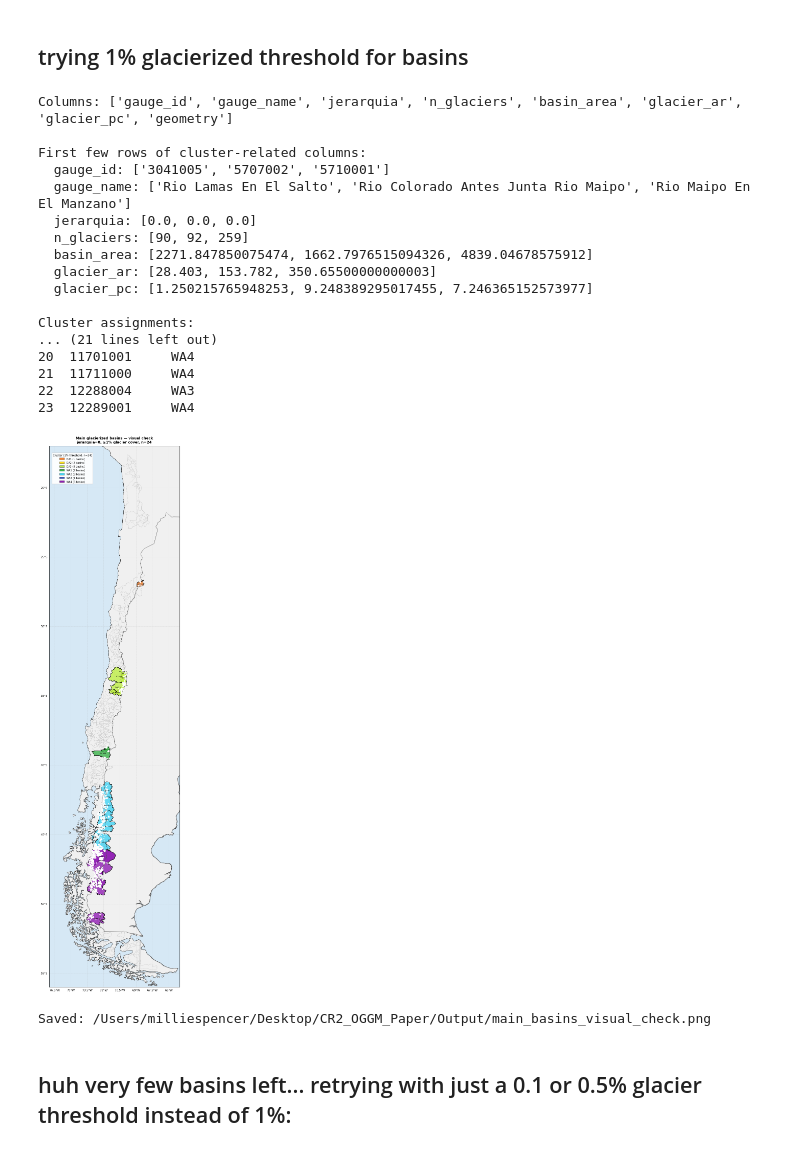
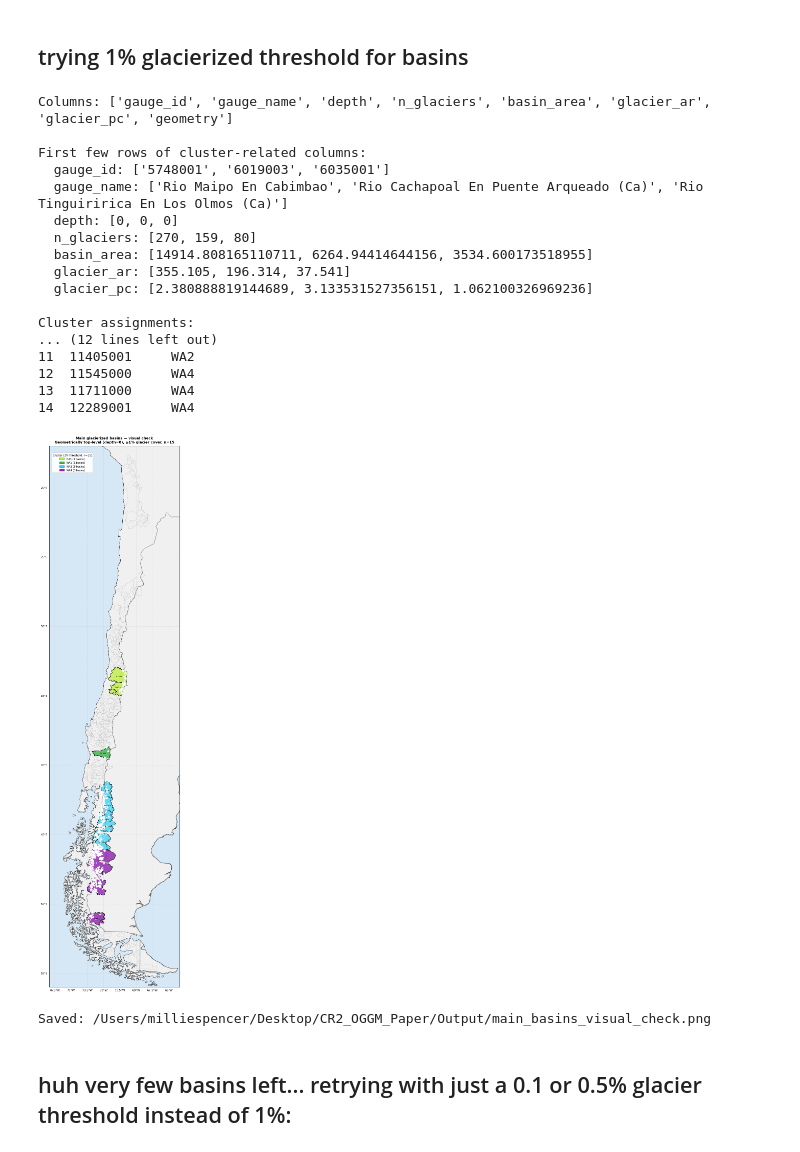
Before and after one commit to millie-spencer/OGGM_CR2_Chile, a Jupyter notebook: analysis/02_glacier_to_basin_script.ipynb, the cells around one changed output. Drawn from its saved outputs; the diff is of its cells as text; code cells hidden in the pictures.

```diff
--- a/analysis/02_glacier_to_basin_script.ipynb
+++ b/analysis/02_glacier_to_basin_script.ipynb
@@ -189,12 +207,10 @@ gdf_rgi = gpd.GeoDataFrame(
 )
 
 # ── Reassign cluster from RGI spatial join (more reliable than saved field)
-# Do a fresh spatial join to get cluster per basin
 joined = gpd.sjoin(gdf_rgi[['RGIId','Cluster','geometry']],
                    main[['gauge_id','geometry']],
                    how='inner', predicate='within')
 
-# Get dominant cluster per basin (most glaciers)
 dominant_cluster = (joined.groupby('gauge_id')['Cluster']
                     .agg(lambda x: x.value_counts().index[0])
                     .reset_index()
@@ -221,11 +237,9 @@ ax.set_extent([-77, -65, -56, -17], crs=ccrs.PlateCarree())
 ax.add_feature(cfeature.OCEAN, facecolor='#d6e8f5', zorder=0)
 ax.add_feature(cfeature.LAND,  facecolor='#f0f0f0', zorder=0)
 
-# All CAMELS boundaries — light grey context
 bounds.plot(ax=ax, facecolor='none', edgecolor='#cccccc',
             linewidth=0.3, zorder=1)
 
-# Main basins colored by cluster — plot each separately
 for cl, color in cluster_colors.items():
     subset = main[main['cluster'] == cl]
     if len(subset) == 0:
@@ -237,25 +251,21 @@ for cl, color in cluster_colors.items():
                 alpha=0.8,
                 zorder=2)
 
-# Any unassigned basins
 unassigned = main[main['cluster'].isna()]
 if len(unassigned):
     unassigned.plot(ax=ax, facecolor='#cccccc',
                     edgecolor='k', linewidth=0.4,
                     alpha=0.6, zorder=2)
 
-# Glacier centroids inside main basins
 glaciers_in = gpd.sjoin(gdf_rgi, main[['gauge_id','geometry']],
                          how='inner', predicate='within')
 ax.scatter(glaciers_in.CenLon, glaciers_in.CenLat,
            s=3, c='white', alpha=0.7, zorder=3,
            transform=ccrs.PlateCarree())
 
-# Coastline
 ax.add_feature(cfeature.COASTLINE, linewidth=0.8,
                edgecolor='#333333', zorder=4)
 
-# Argentina border
 try:
     world = gpd.read_file(
         'https://naturalearth.s3.amazonaws.com/50m_cultural/'
@@ -267,7 +277,6 @@ try:
 except Exception:
     pass
 
-# Gridlines
 gl = ax.gridlines(draw_labels=True, linewidth=0.4,
                   alpha=0.4, linestyle='--')
 gl.top_labels   = False
@@ -275,7 +284,8 @@ gl.right_labels = False
 gl.xlabel_style = {'size': 8}
 gl.ylabel_style = {'size': 8}
 
-# Basin labels
+# Basin labels — note: shapefile field names truncate to 10 chars, so
+# 'gauge_name' becomes 'gauge_nam' on disk (unrelated to the jerarquia fix)
 for _, row in main.iterrows():
     centroid = row.geometry.centroid
     name = str(row.get('gauge_nam', row['gauge_id']))[:18]
@@ -289,48 +299,48 @@ legend_handles = []
 for cl in ['OT3','DA1','DA2','DA3','WA1','WA2','WA3','WA4','WA5','WA6']:
     n = (main['cluster'] == cl).sum()
     if n == 0:
         continue
     legend_handles.append(mpatches.Patch(
         facecolor=cluster_colors[cl],
         edgecolor='k', linewidth=0.5,
         label=f'{cl} ({n} basins)'))
 
 ax.legend(handles=legend_handles,
           loc='upper left',
           fontsize=7,
           framealpha=0.93,
           title=f'Cluster (1% threshold, n={len(main)})',
           title_fontsize=7.5,
           bbox_to_anchor=(0.01, 0.99))
 
 ax.set_title(f'Main glacierized basins — visual check\n'
-             f'jerarquia=0, ≥1% glacier cover, n={len(main)}',
+             f'Geometrically top-level (depth=0), ≥1% glacier cover, n={len(main)}',
              fontsize=10, fontweight='bold', pad=8)
 
 plt.tight_layout()
 out = f'{BASE}/Output/main_basins_visual_check.png'
 plt.savefig(out, dpi=150, bbox_inches='tight')
 plt.show()
 print(f'Saved: {out}')
 # %% [output]
-Columns: ['gauge_id', 'gauge_name', 'jerarquia', 'n_glaciers', 'basin_area', 'glacier_ar', 'glacier_pc', 'geometry']
+Columns: ['gauge_id', 'gauge_name', 'depth', 'n_glaciers', 'basin_area', 'glacier_ar', 'glacier_pc', 'geometry']
 
 First few rows of cluster-related columns:
-  gauge_id: ['3041005', '5707002', '5710001']
-  gauge_name: ['Rio Lamas En El Salto', 'Rio Colorado Antes Junta Rio Maipo', 'Rio Maipo En El Manzano']
-  jerarquia: [0.0, 0.0, 0.0]
-  n_glaciers: [90, 92, 259]
-  basin_area: [2271.847850075474, 1662.7976515094326, 4839.04678575912]
-  glacier_ar: [28.403, 153.782, 350.65500000000003]
-  glacier_pc: [1.250215765948253, 9.248389295017455, 7.246365152573977]
+  gauge_id: ['5748001', '6019003', '6035001']
+  gauge_name: ['Rio Maipo En Cabimbao', 'Rio Cachapoal En Puente Arqueado (Ca)', 'Rio Tinguiririca En Los Olmos (Ca)']
+  depth: [0, 0, 0]
+  n_glaciers: [270, 159, 80]
+  basin_area: [14914.808165110711, 6264.94414644156, 3534.600173518955]
+  glacier_ar: [355.105, 196.314, 37.541]
+  glacier_pc: [2.380888819144689, 3.133531527356151, 1.062100326969236]
 
 Cluster assignments:
-... (21 lines left out)
-20  11701001     WA4
-21  11711000     WA4
-22  12288004     WA3
-23  12289001     WA4
+... (12 lines left out)
+11  11405001     WA2
+12  11545000     WA4
+13  11711000     WA4
+14  12289001     WA4
-[figure, old version]
+[figure, new version]
 Saved: /Users/milliespencer/Desktop/CR2_OGGM_Paper/Output/main_basins_visual_check.png
 # %% [markdown]
 ## huh very few basins left... retrying with just a 0.1 or 0.5% glacier threshold instead of 1%:
```
Also changed, not shown: parts of 6 cells of this notebook, 2 other files.
